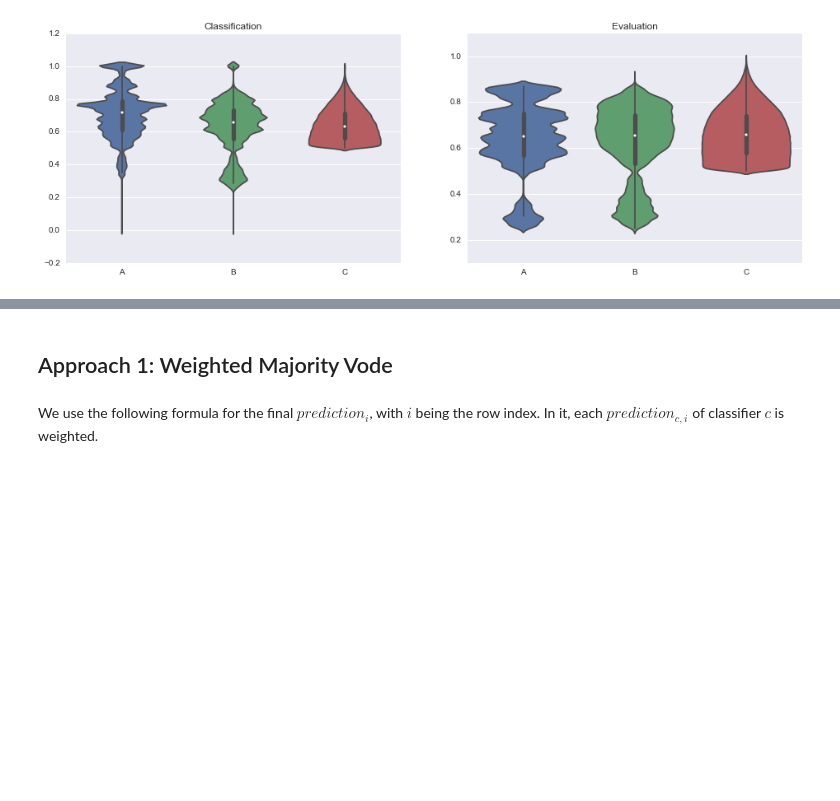
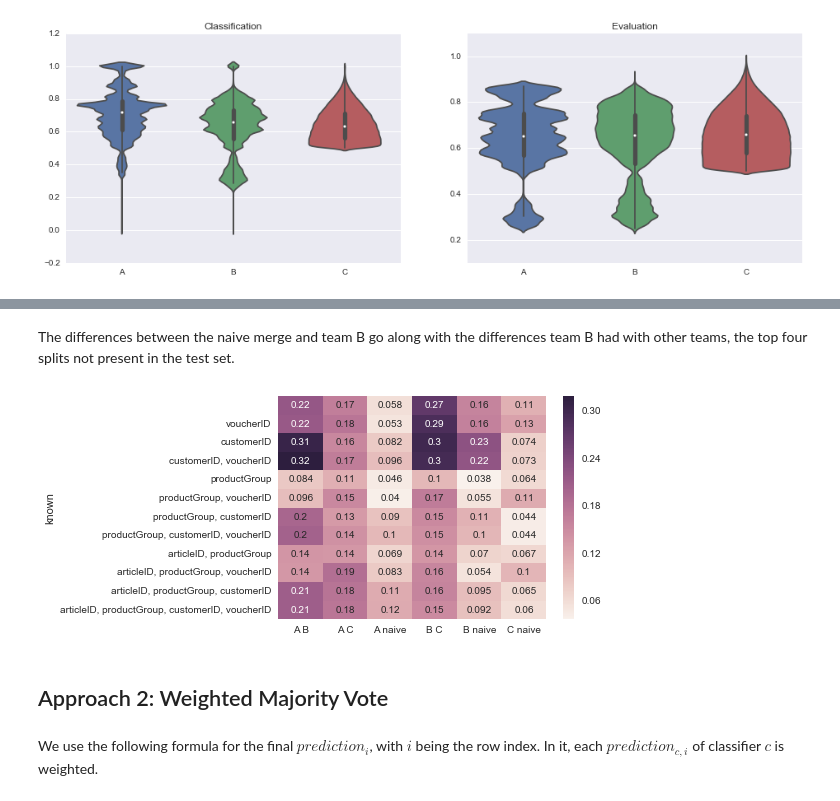
Before and after one commit to busfahren/dmc-results, a Jupyter notebook: merge.ipynb, the cells around one changed output, grey strips where cells are left out. Saved outputs shown, nothing was run; the diff lists cells and outputs as text; code cells hidden in the pictures; blank space fills up the shorter version.

```diff
--- a/merge.ipynb
+++ b/merge.ipynb
@@ -55,5 +92,15 @@ confidence_plot(class_imputed, test_imputed)
+# %% [markdown]
+The differences between the naive merge and team B go along with the differences team B had with other teams, the top four splits not present in the test set.
+# %%
+# Calculate differences across splits
+naive_split_differences = evaluate.distinct_split_predictions(class_train, class_naive)
+
+# Heatmap
+ax = sns.heatmap(naive_split_differences, annot=True)
+# %% [output]
+[figure, added]
 # %% [markdown]
-## Approach 1: Weighted Majority Vode
+## Approach 2: Weighted Majority Vote
 # %% [markdown]
 We use the following formula for the final $prediction_i$, with $i$ being the row index. In it, each $prediction_{c,i}$ of classifier $c$ is weighted.
 # %% [markdown]
```
Also changed, not shown: parts of 22 cells of this notebook, 3 other files.
